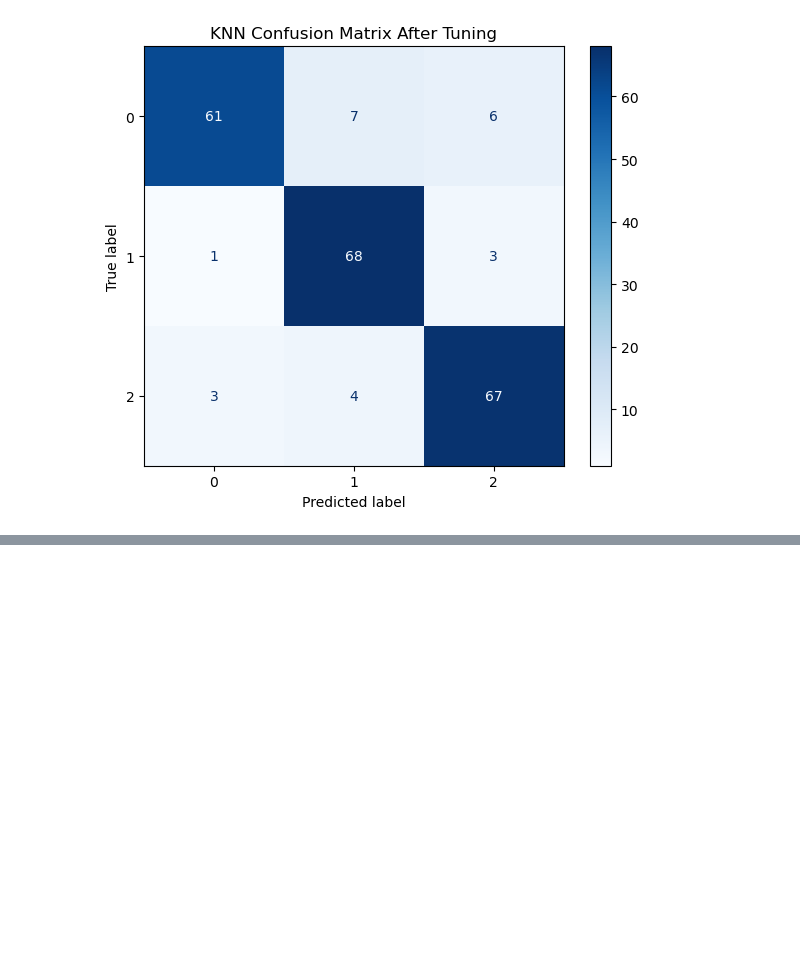
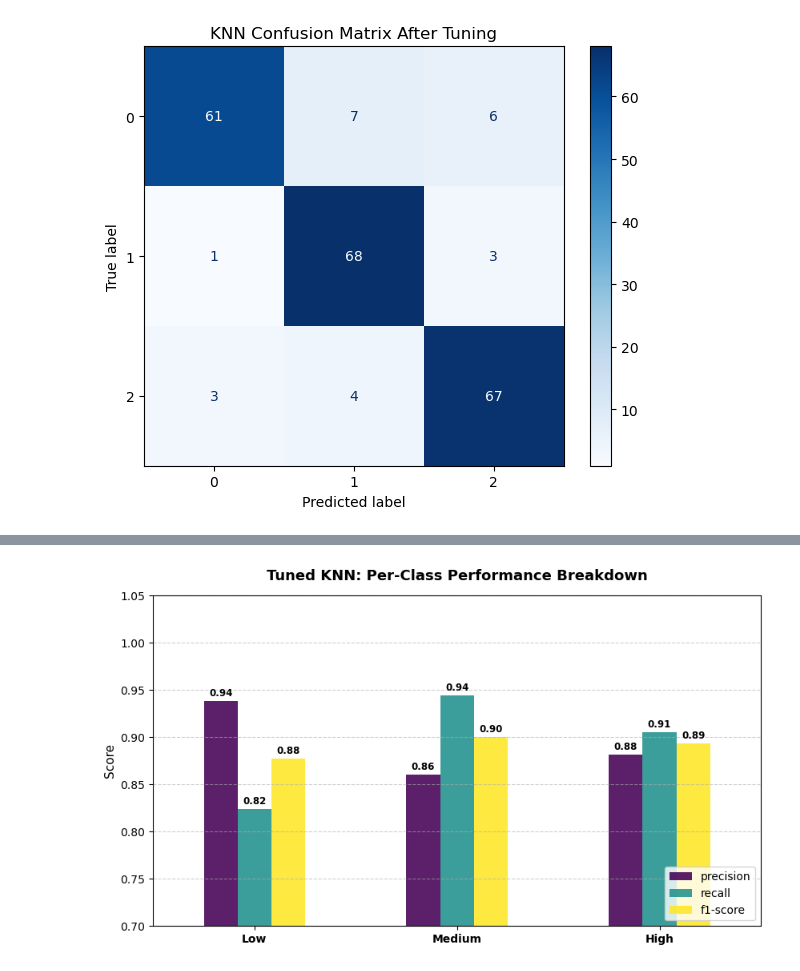
Before and after one commit to chandiracje/AIMAL_Project_Y2S1_G8.1_03, a Jupyter notebook: notebooks/KNN_(IT25102446).ipynb, the cells around one changed output, grey strips where cells are left out. Saved outputs shown, nothing was run; the diff lists cells and outputs as text; code cells hidden in the pictures; blank space fills up the shorter version.

```diff
--- a/notebooks/KNN_(IT25102446).ipynb
+++ b/notebooks/KNN_(IT25102446).ipynb
@@ -227,0 +280,57 @@ plt.show()
+# %%
+import os
+import matplotlib.pyplot as plt
+import pandas as pd
+from sklearn.metrics import classification_report
+
+# 1. Ensure directory and class names exist
+os.makedirs('../results/eda_visualizations', exist_ok=True)
+class_names = ['Low', 'Medium', 'High']
+
+# 2. Generate classification report dictionary
+report = classification_report(
+    y_test,
+    tuned_knn_preds,
+    target_names=class_names,
+    output_dict=True
+)
+
+# 3. Extract precision, recall, and f1-score for classes 0, 1, 2
+df_metrics = pd.DataFrame(report).transpose().iloc[:3, :3]
+
+# 4. Plot grouped bar chart
+ax = df_metrics.plot(
+    kind='bar',
+    figsize=(8.5, 5),
+    colormap='viridis',
+    edgecolor='none',
+    alpha=0.88
+)
+
+plt.title('Tuned KNN: Per-Class Performance Breakdown', fontsize=13, fontweight='bold', pad=14)
+plt.ylabel('Score', fontsize=11)
+plt.ylim(0.70, 1.05)
+plt.xticks(rotation=0, fontsize=10, fontweight='semibold')
+plt.grid(axis='y', linestyle='--', alpha=0.6)
+plt.legend(loc='lower right', frameon=True, facecolor='white')
+
+# 5. Add value labels on top of each bar
+for p in ax.patches:
+    height = p.get_height()
+    if height > 0:
+        ax.annotate(
+            f"{height:.2f}",
+            (p.get_x() + p.get_width() / 2., height),
+            ha='center',
+            va='bottom',
+            fontsize=8.5,
+            fontweight='bold',
+            xytext=(0, 2),
+            textcoords='offset points'
+        )
+
+plt.tight_layout()
+plt.savefig('../results/eda_visualizations/knn_per_class_metrics.png', dpi=200)
+plt.show()
+# %% [output]
+[figure, added]
```
Also changed, not shown: parts of 4 cells of this notebook, 10 other files.
